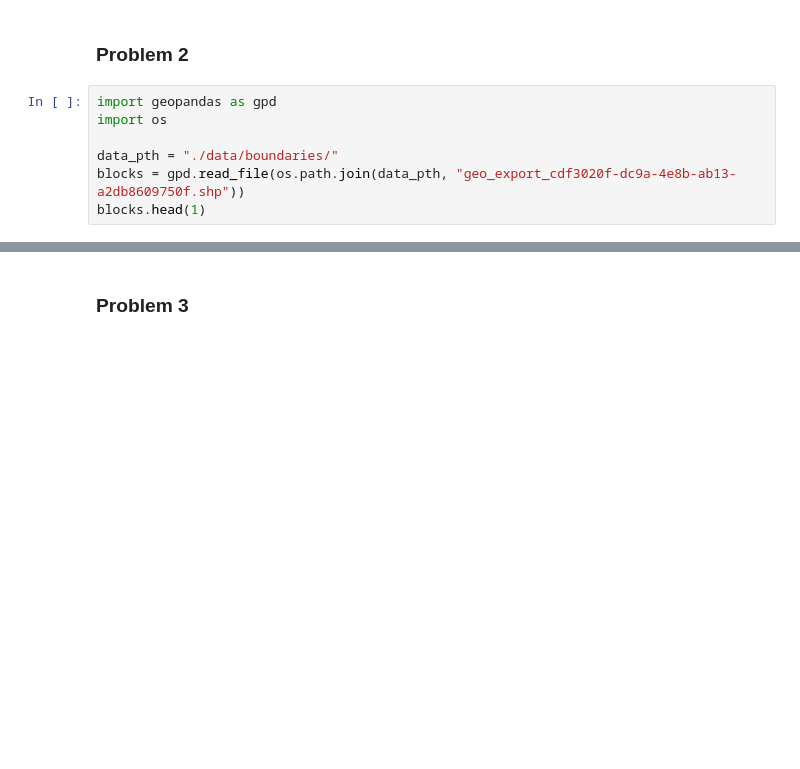
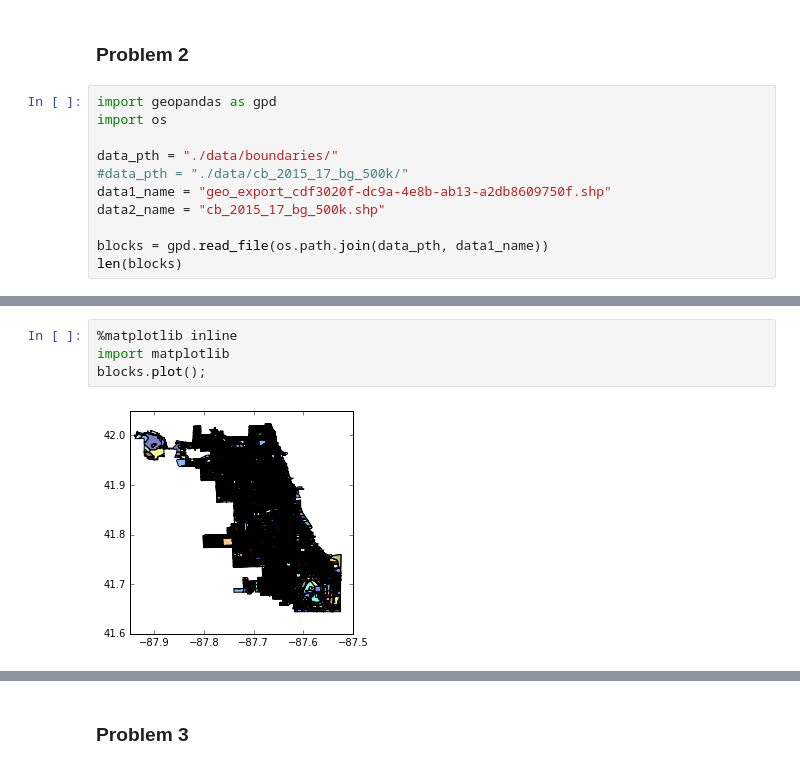
Before and after one commit to cealvara/ml_for_pp_homeworks, a Jupyter notebook: hw1/hw1_solution.ipynb, the cells around one changed output, grey strips where cells are left out. Saved outputs shown, nothing was run; the diff lists cells and outputs as text; blank space fills up the shorter version.

```diff
--- a/hw1/hw1_solution.ipynb
+++ b/hw1/hw1_solution.ipynb
@@ -130,6 +130,10 @@ import geopandas as gpd
 import os
 
 data_pth = "./data/boundaries/"
-blocks = gpd.read_file(os.path.join(data_pth, "geo_export_cdf3020f-dc9a-4e8b-ab13-a2db8609750f.shp"))
-blocks.head(1)
+#data_pth = "./data/cb_2015_17_bg_500k/"
+data1_name = "geo_export_cdf3020f-dc9a-4e8b-ab13-a2db8609750f.shp"
+data2_name = "cb_2015_17_bg_500k.shp"
+
+blocks = gpd.read_file(os.path.join(data_pth, data1_name))
+len(blocks)
 # %% [output]
@@ -138,3 +141,9 @@ blocks.head(1)
+# %%
+%matplotlib inline
+import matplotlib
+blocks.plot();
+# %% [output]
+[figure, added]
 # %%
 import pandas as pd
 from geopandas import GeoDataFrame
```
Also changed, not shown: parts of 8 cells of this notebook.
